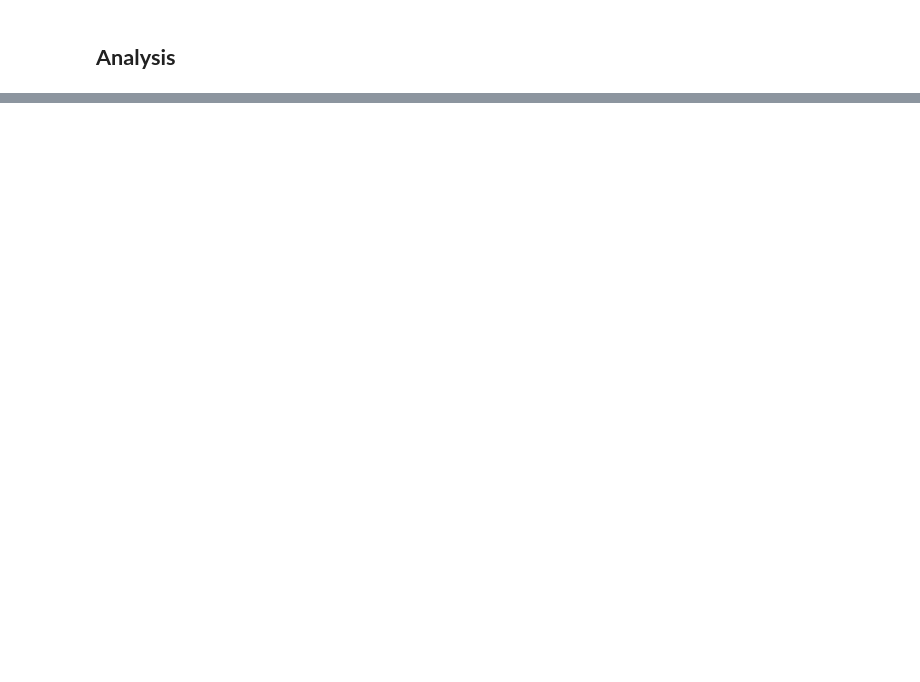
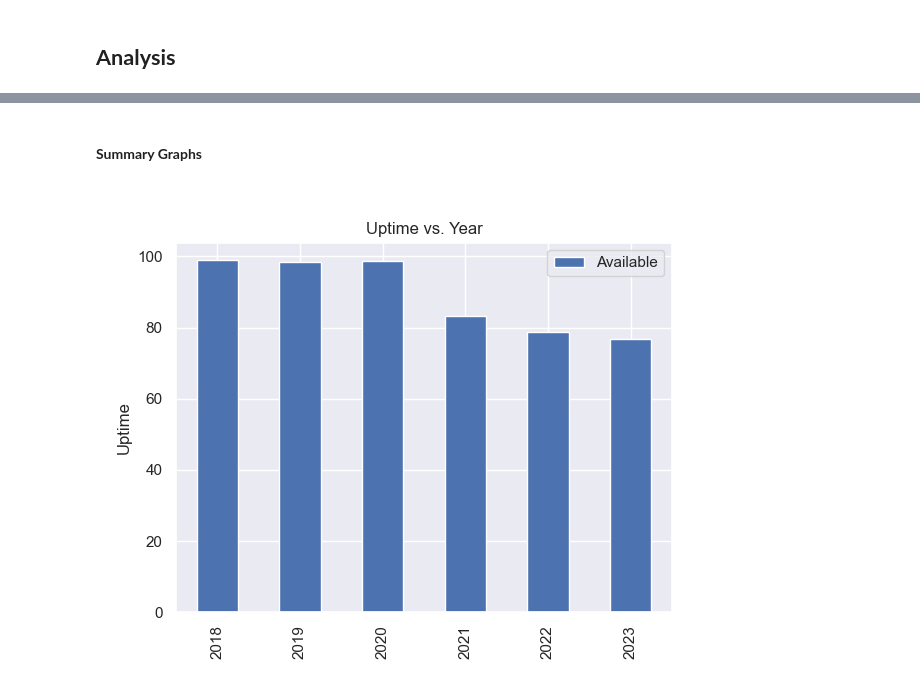
Before and after one commit to b-dagostino/charger-reliability, a Jupyter notebook: notebooks/bdag.ipynb, the cells around one changed output, grey strips where cells are left out. Drawn from its saved outputs; the diff is of its cells as text; code cells hidden in the pictures; blank space fills up the shorter version.

```diff
--- a/notebooks/bdag.ipynb
+++ b/notebooks/bdag.ipynb
@@ -64,13 +73,15 @@ def summarize_dataframe_md(df: pd.DataFrame, header: str = ''):
 ### **Load and Prepare Dataset**
 # %%
 # Load dataset and tables
-dataset = Dataset('../data/manifest.yml')
+dataset = Dataset("../data/manifest.yml")
 station_overview = dataset.stations.overview
 alarms = dataset.reports.alarms
 station_inventory = dataset.organizations.inventory.stations
 
 # Canonicalize alarm times to US/Pacific datetimes
-if not pd.api.types.is_datetime64_any_dtype(alarms['Alarm Time']):
+if not pd.api.types.is_datetime64_any_dtype(alarms["Alarm Time"]):
     # alarms['Alarm Time'] = pd.to_datetime(alarms['Alarm Time'].map(lambda x: ' '.join(x.split()[:-1]))).dt.tz_localize('US/Pacific', ambiguous='NaT')
-    dst_map = alarms['Alarm Time'].str.contains('PST')
-    alarms['Alarm Time'] = pd.to_datetime(alarms['Alarm Time'].map(lambda x: ' '.join(x.split()[:-1]))).dt.tz_localize('US/Pacific', dst_map)
+    dst_map = alarms["Alarm Time"].str.contains("PST")
+    alarms["Alarm Time"] = pd.to_datetime(alarms["Alarm Time"].map(lambda x: " ".join(x.split()[:-1]))).dt.tz_localize(
+        "US/Pacific", dst_map
+    )
@@ -539,0 +333,9 @@ resampled_state_counts_normalized = resampled_state_counts.divide(resampled_stat
+# %%
+resampled_state_counts_csv_path = Path("./big_chungus.csv")
+if resampled_state_counts_csv_path.exists():
+    resampled_state_counts = pd.read_csv(resampled_state_counts_csv_path, index_col="Time")
+    resampled_state_counts.index = pd.to_datetime(resampled_state_counts.index, utc=True).tz_convert("US/Pacific")
+else:
+    resampled_state_counts = resampled_state_history.swifter.apply(pd.Series.value_counts, axis=1)
+    resampled_state_counts["Total"] = resampled_state_counts.sum(axis=1)
+    resampled_state_counts = resampled_state_counts[resampled_state_counts["Total"] > 0]
@@ -569,0 +346,7 @@ resampled_state_counts_normalized.groupby(resampled_state_counts_normalized.inde
+# %% [markdown]
+#### **Summary Graphs**
+# %%
+sns.set_theme()
+ax = resampled_state_counts_normalized.groupby(resampled_state_counts_normalized.index.year).mean().plot.bar(y='Available', title='Uptime vs. Year', xlabel='Year', ylabel='Uptime')
+# %% [output]
+[figure, added]
```
Also changed, not shown: parts of 69 cells of this notebook, 1 other file.
